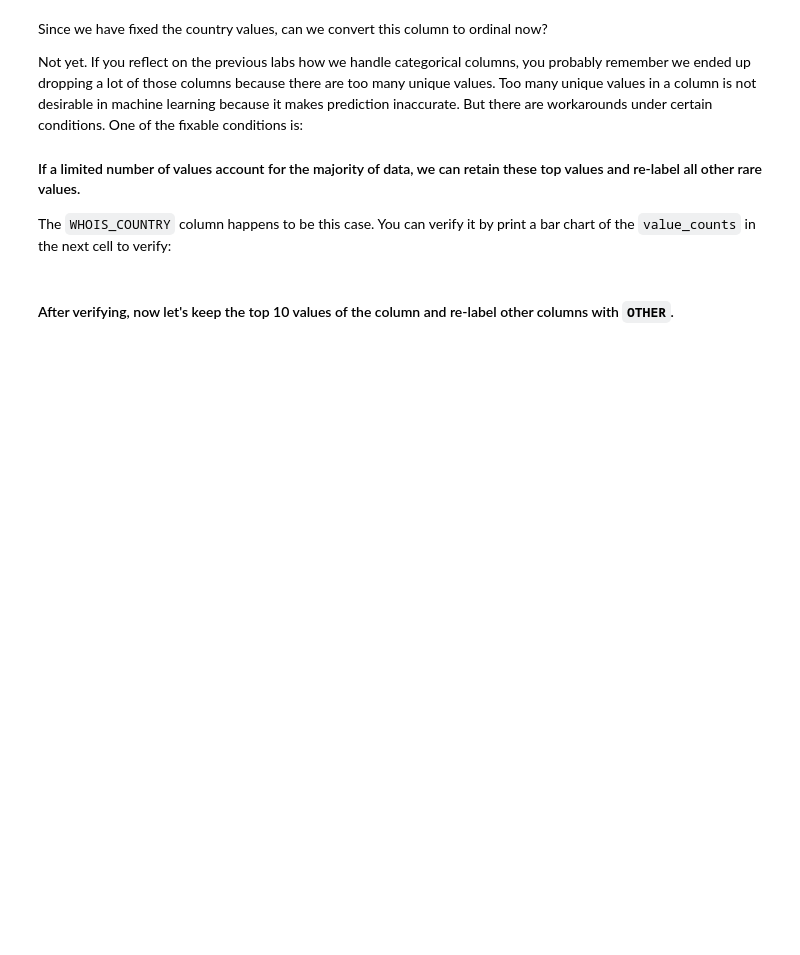
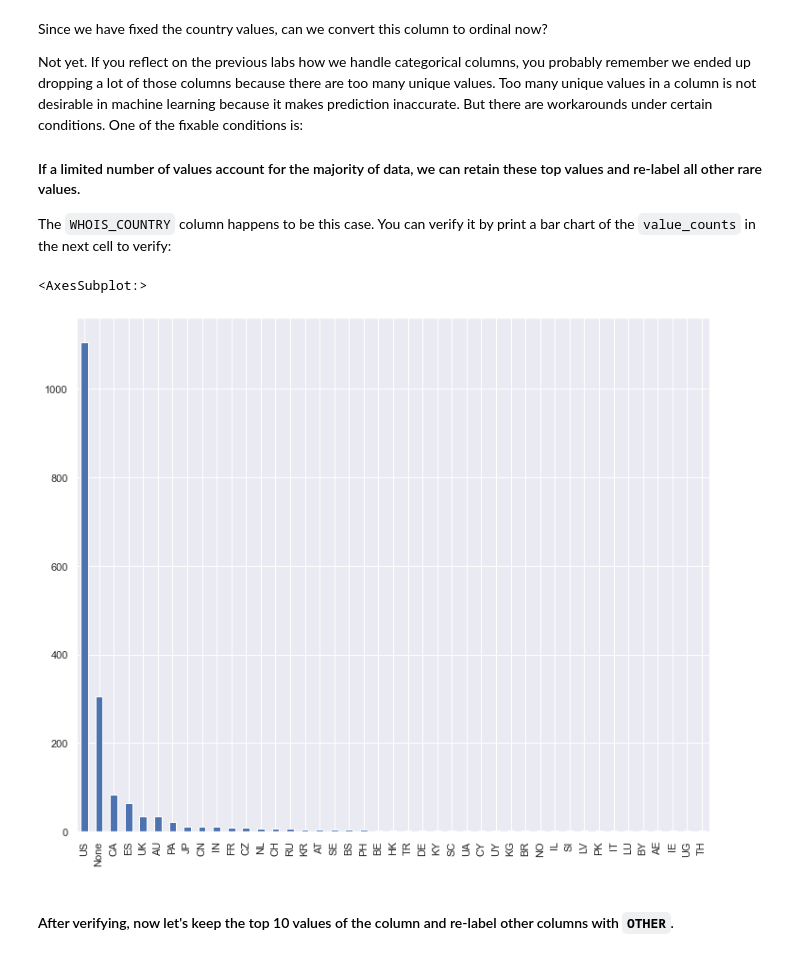
Before and after one commit to Ironhack-Data-Madrid-Mayo-2022/7.1-lab-supervised-learning, a Jupyter notebook: your-code/main.ipynb, the cells around one changed output. Cells and saved outputs as stored; diff of their text form; code cells hidden in the pictures; blank space fills up the shorter version.

```diff
--- a/your-code/main.ipynb
+++ b/your-code/main.ipynb
@@ -92,5 +211,6 @@ Note that you should remove as few columns as you can. You don't have to remove
 In the cells below, remove as few columns as you can to eliminate the high collinearity in the dataset. Make sure to comment on your way so that the instructional team can learn about your thinking process which allows them to give feedback. At the end, print the heatmap again.
 # %%
 # Your code here
+newebsites = websites.drop(columns=["NUMBER_SPECIAL_CHARACTERS", "TCP_CONVERSATION_EXCHANGE", "APP_PACKETS", "REMOTE_APP_BYTES", "REMOTE_APP_PACKETS"])
 # %%
 # Your comment here
@@ -108,3 +269,5 @@ If you remember in the previous labs, we drop a column if the column contains a
 #### In the cells below, handle the missing values from the dataset. Remember to comment the rationale of your decisions.
 # %%
 # Your code here
+
+newebsites.drop(columns="CONTENT_LENGTH", inplace=True)
@@ -110,0 +276,2 @@ If you remember in the previous labs, we drop a column if the column contains a
+# %%
+newebsites.dropna(axis=0, how='any', inplace=True)
@@ -143,0 +354,2 @@ How to handle string columns is always case by case. Let's start by working on `
+# %%
+newebsites["WHOIS_COUNTRY"].replace({'Cyprus':"CY", "us": "US","se": "SE","ru": "RU","GB": "UK" ,"[u'GB'; u'UK']": "UK", 'United Kingdom': 'UK'}, inplace = True)
@@ -151,6 +383,11 @@ Not yet. If you reflect on the previous labs how we handle categorical columns,
 The `WHOIS_COUNTRY` column happens to be this case. You can verify it by print a bar chart of the `value_counts` in the next cell to verify:
 # %%
 # Your code here
+
+newebsites['WHOIS_COUNTRY'].value_counts().plot(kind='bar')
+# %% [output]
+<AxesSubplot:>
+[figure, added]
 # %% [markdown]
 #### After verifying, now let's keep the top 10 values of the column and re-label other columns with `OTHER`.
 # %%
```
Also changed, not shown: parts of 36 cells of this notebook.
